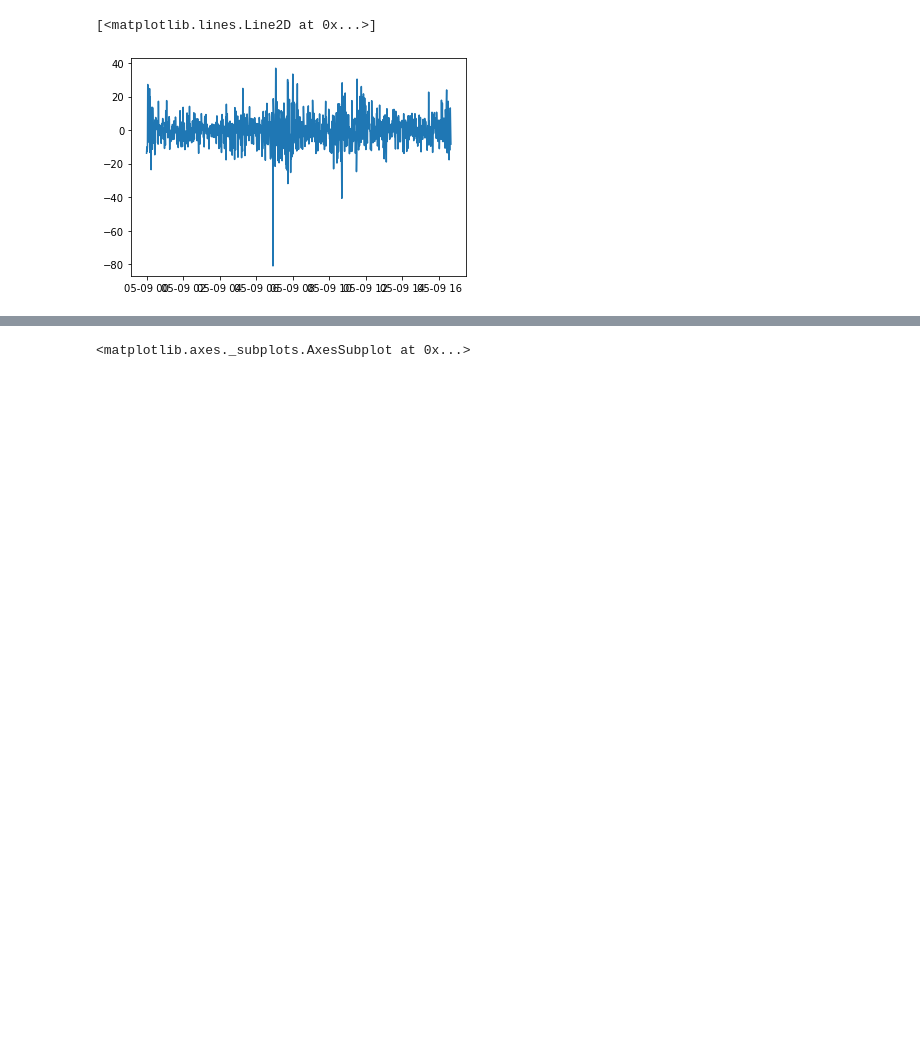
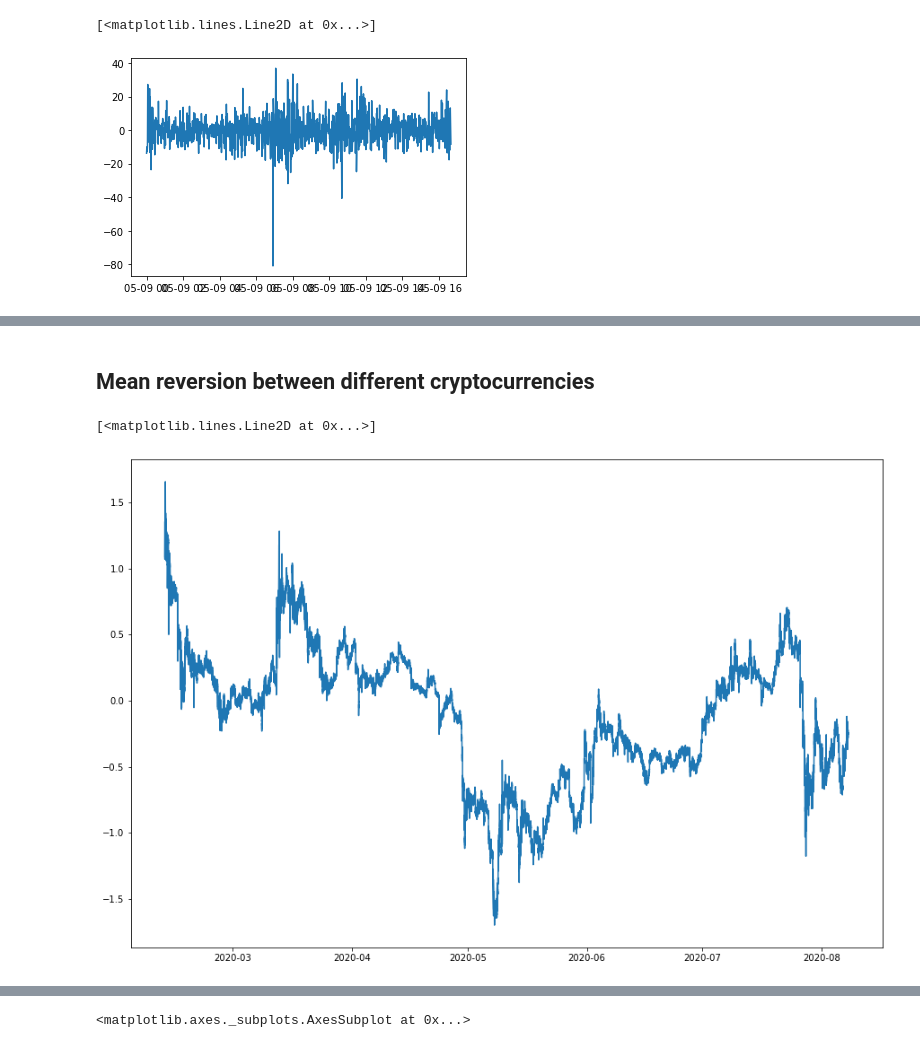
Before and after one commit to s-delgado/Crypto-trade-data, a Jupyter notebook: review_futures_data.ipynb, the cells around one changed output, grey strips where cells are left out. Drawn from its saved outputs; the diff is of its cells as text; code cells hidden in the pictures; blank space fills up the shorter version.

```diff
--- a/review_futures_data.ipynb
+++ b/review_futures_data.ipynb
@@ -166,0 +120,15 @@ df[df.index>='2019-09-01 0:00:00']
+# %% [markdown]
+## Mean reversion between different cryptocurrencies
+# %%
+a='IOTAUSDT'
+a=(df[a]- df[a].mean())/df[a].std()
+b='BTCUSDT'
+b=(df[b]- df[b].mean())/df[b].std()
+
+plt.figure(figsize=(15,10))
+plt.plot(a-b)
+# plt.plot(a)
+# plt.plot(b)
+# %% [output]
+[<matplotlib.lines.Line2D at 0x...>]
+[figure, added]
```
Also changed, not shown: parts of 10 cells of this notebook, 7 other files.
